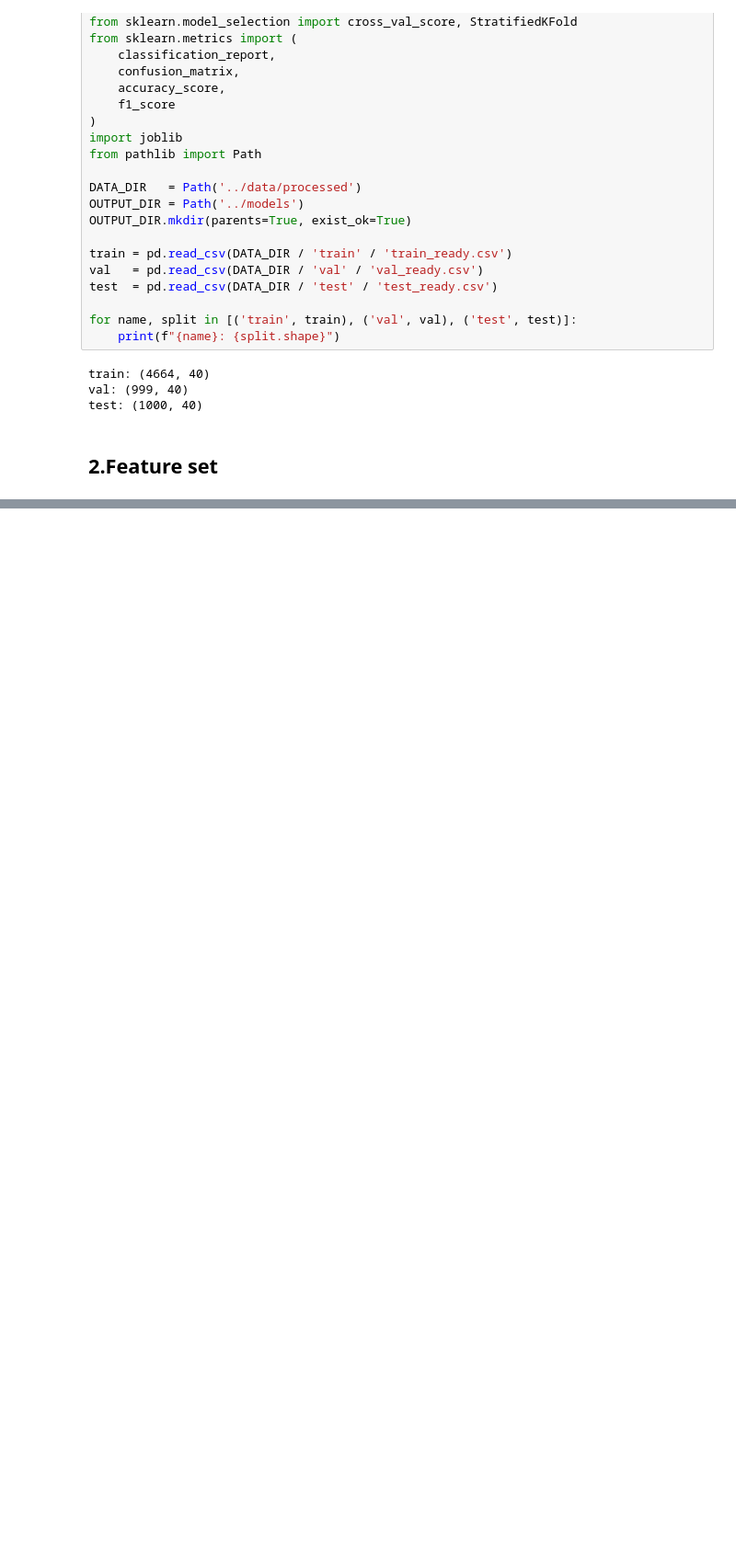
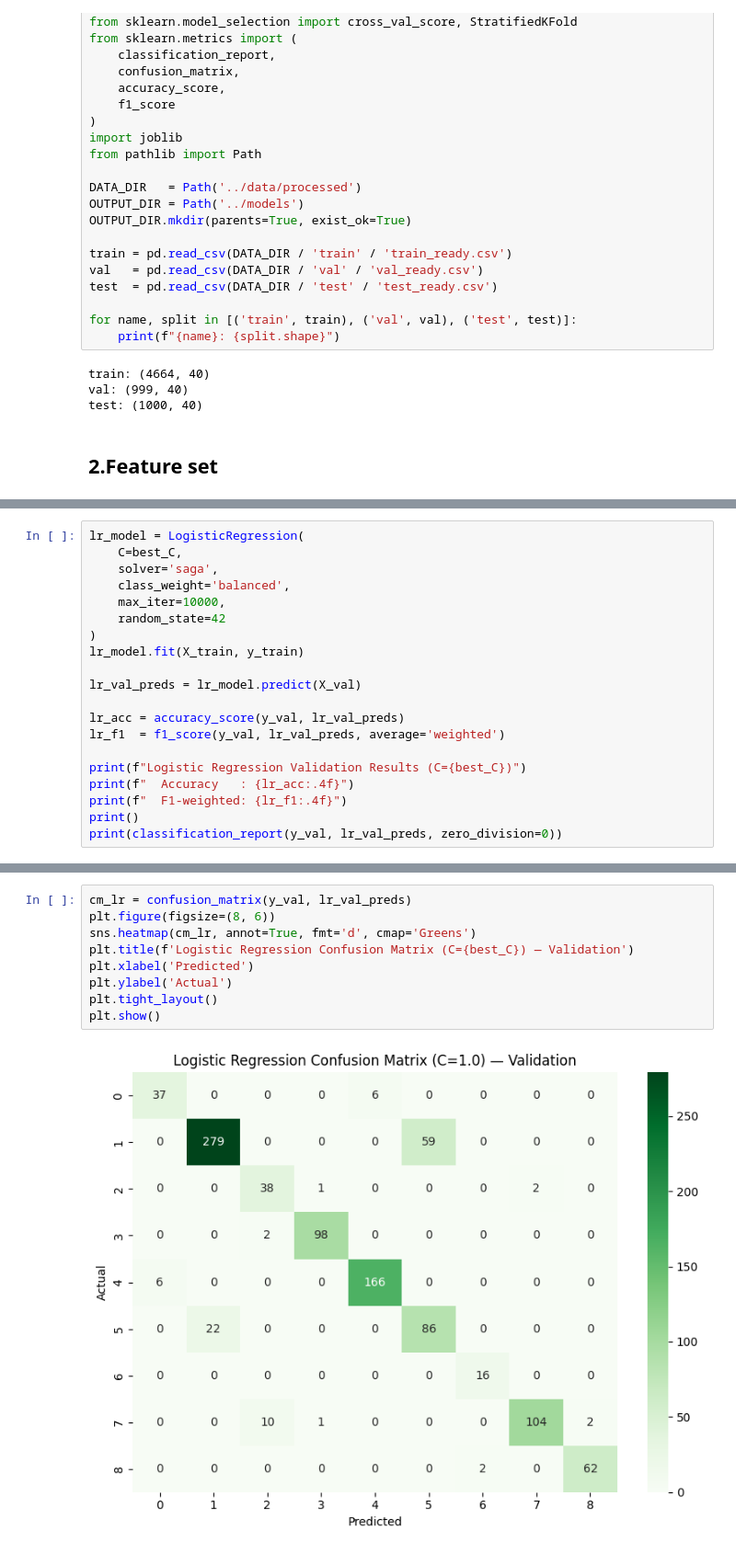
Before and after one commit to kaoutherbensaddek/AmphiLocator-ML, a Jupyter notebook: notebooks/04_KNN_LogReg.ipynb, the cells around one changed output, grey strips where cells are left out. Shown at 92% size. Drawn from its saved outputs; the diff is of its cells as text; blank space fills up the shorter version.

```diff
--- a/notebooks/04_KNN_LogReg.ipynb
+++ b/notebooks/04_KNN_LogReg.ipynb
@@ -48,0 +248,20 @@ test: (1000, 40)
+# %%
+lr_model = LogisticRegression(
+    C=best_C,
+    solver='saga',
+    class_weight='balanced',
+    max_iter=10000,
+    random_state=42
+)
+lr_model.fit(X_train, y_train)
+
+lr_val_preds = lr_model.predict(X_val)
+
+lr_acc = accuracy_score(y_val, lr_val_preds)
+lr_f1  = f1_score(y_val, lr_val_preds, average='weighted')
+
+print(f"Logistic Regression Validation Results (C={best_C})")
+print(f"  Accuracy   : {lr_acc:.4f}")
+print(f"  F1-weighted: {lr_f1:.4f}")
+print()
+print(classification_report(y_val, lr_val_preds, zero_division=0))
@@ -48,0 +288,11 @@ test: (1000, 40)
+# %%
+cm_lr = confusion_matrix(y_val, lr_val_preds)
+plt.figure(figsize=(8, 6))
+sns.heatmap(cm_lr, annot=True, fmt='d', cmap='Greens')
+plt.title(f'Logistic Regression Confusion Matrix (C={best_C}) — Validation')
+plt.xlabel('Predicted')
+plt.ylabel('Actual')
+plt.tight_layout()
+plt.show()
+# %% [output]
+[figure, added]
```
Also changed, not shown: parts of 20 cells of this notebook, 2 other files.
